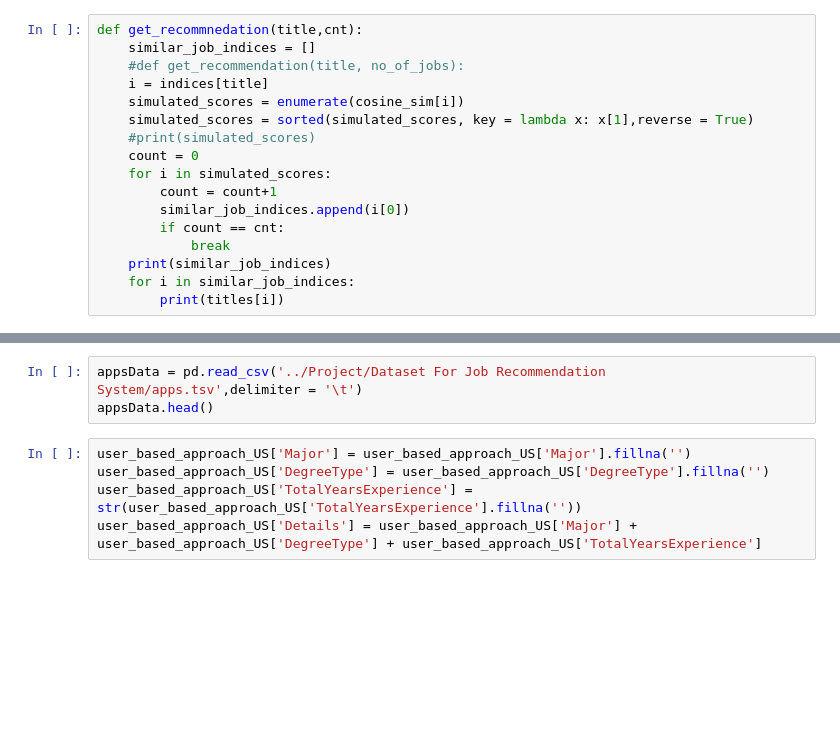
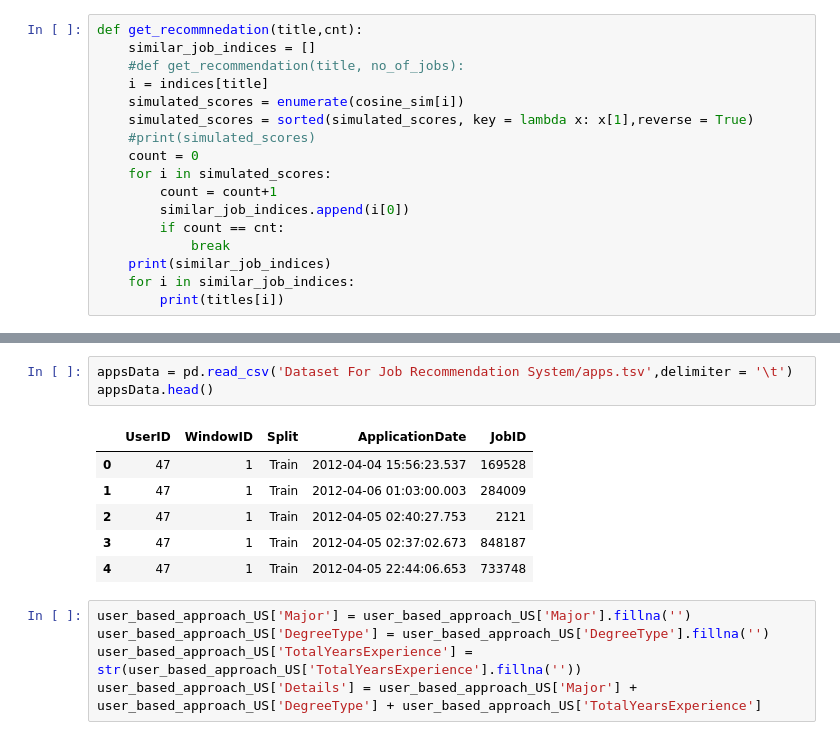
Before and after one commit to TejasPanambur/Machine-Learning-Models-to-Build-a-Recommendation-System, a Jupyter notebook: JobRecommendationSystem.ipynb, the cells around one changed output, grey strips where cells are left out. Cells and saved outputs as stored; diff of their text form; blank space fills up the shorter version.

```diff
--- a/JobRecommendationSystem.ipynb
+++ b/JobRecommendationSystem.ipynb
@@ -74,6 +128,13 @@ user_based_approach_US
 # %%
-appsData = pd.read_csv('../Project/Dataset For Job Recommendation System/apps.tsv',delimiter = '\t')
+appsData = pd.read_csv('Dataset For Job Recommendation System/apps.tsv',delimiter = '\t')
 appsData.head()
+# %% [output]
+|  | UserID | WindowID | Split | ApplicationDate | JobID |
+| 0 | 47 | 1 | Train | 2012-04-04 15:56:23.537 | 169528 |
+| 1 | 47 | 1 | Train | 2012-04-06 01:03:00.003 | 284009 |
+| 2 | 47 | 1 | Train | 2012-04-05 02:40:27.753 | 2121 |
+| 3 | 47 | 1 | Train | 2012-04-05 02:37:02.673 | 848187 |
+| 4 | 47 | 1 | Train | 2012-04-05 22:44:06.653 | 733748 |
 # %%
 user_based_approach_US['Major'] = user_based_approach_US['Major'].fillna('')
 user_based_approach_US['DegreeType'] = user_based_approach_US['DegreeType'].fillna('')
```
Also changed, not shown: parts of 22 cells of this notebook.
